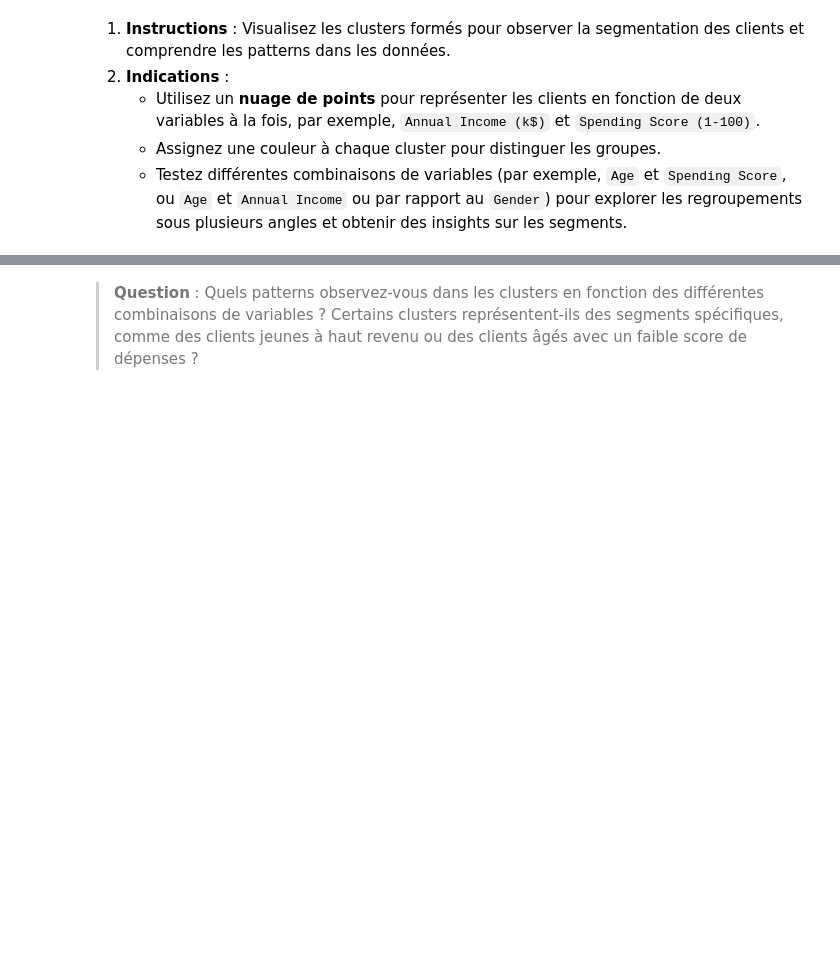
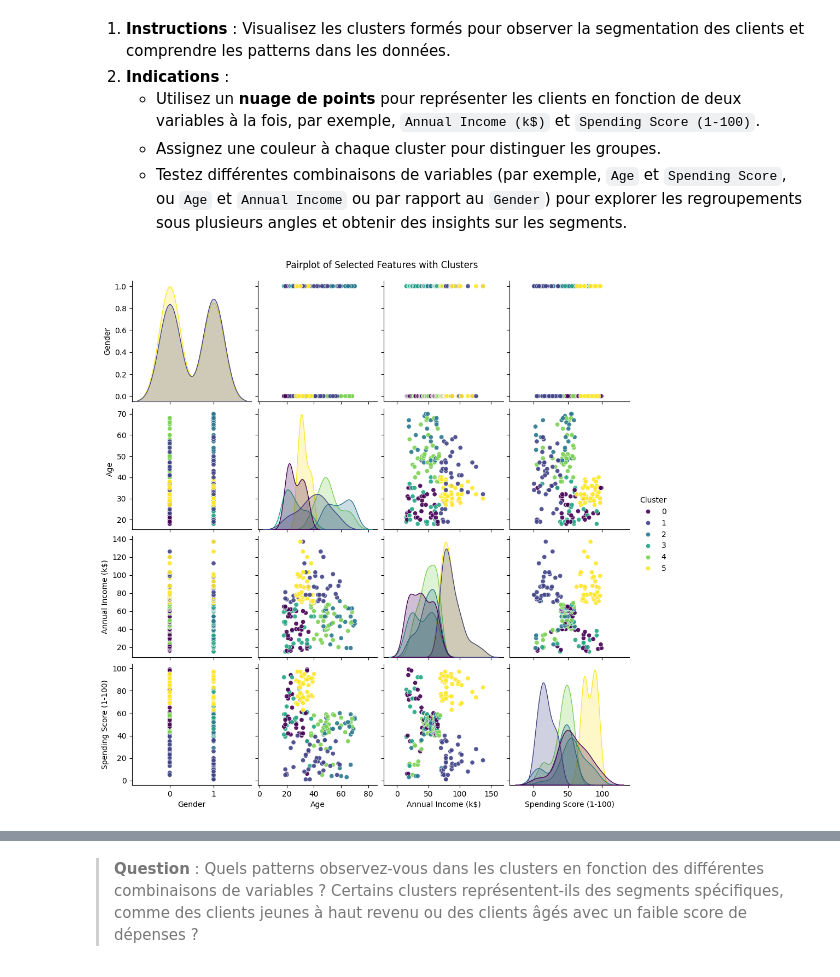
Before and after one commit to TonyVallad/Simplon, a Jupyter notebook: Notebooks/Machine Learning 2/A_03_01_Apprentissage_Non_Supervisé/A_03_1_Apprentissage_Non_Supervisé.ipynb, the cells around one changed output, grey strips where cells are left out. Saved outputs shown, nothing was run; the diff lists cells and outputs as text; code cells hidden in the pictures; blank space fills up the shorter version.

```diff
--- a/Notebooks/Machine Learning 2/A_03_01_Apprentissage_Non_Supervisé/A_03_1_Apprentissage_Non_Supervisé.ipynb
+++ b/Notebooks/Machine Learning 2/A_03_01_Apprentissage_Non_Supervisé/A_03_1_Apprentissage_Non_Supervisé.ipynb
@@ -231,6 +254,12 @@ Le prétraitement des données est une étape cruciale avant d’appliquer des a
 > **Question** : Quelles variables semblent les plus appropriées pour la segmentation des clients et pourquoi ?
 # %%
 # Insérez ici le code pour selectionner les variables les plus pertinantes
+selected_columns = [
+    'Gender',
+    'Age',
+    'Annual Income (k$)',
+    'Spending Score (1-100)'
+]
 # %% [markdown]
 ### 2. Encodage des Variables Catégorielles (si nécessaire)
 
@@ -360,3 +508,30 @@ Le choix du nombre de clusters `K` est crucial. On peut utiliser plusieurs méth
    - Testez différentes combinaisons de variables (par exemple, `Age` et `Spending Score`, ou `Age` et `Annual Income` ou par rapport au `Gender`) pour explorer les regroupements sous plusieurs angles et obtenir des insights sur les segments.
 # %%
 # Insérez ici le code pour visualiser les clusters en utilisant différentes combinaisons de variables
+
+import seaborn as sns
+
+def plot_pairplot_with_clusters(data, selected_columns, cluster_column='Cluster', color='viridis'):
+    """
+    Plots pair plots for selected columns, coloring points by their cluster assignment.
+
+    Parameters:
+    - data (pd.DataFrame): The dataset to plot.
+    - selected_columns (list): List of feature columns to include in the pair plot.
+    - cluster_column (str): Column name containing cluster labels.
+    """
+    sns.pairplot(
+        data,
+        vars=selected_columns,
+        hue=cluster_column,  # Use cluster column to color points
+        diag_kind='kde',
+        palette=color,  # Color palette for clusters
+        plot_kws={'alpha': 0.9}
+    )
+    plt.suptitle("Pairplot of Selected Features with Clusters", y=1.02)
+    plt.show()
+
+# Display Pairplots
+plot_pairplot_with_clusters(results_df, selected_columns, cluster_column='Cluster', color='viridis')
+# %% [output]
+[figure, added]
```
Also changed, not shown: parts of 18 cells of this notebook.
